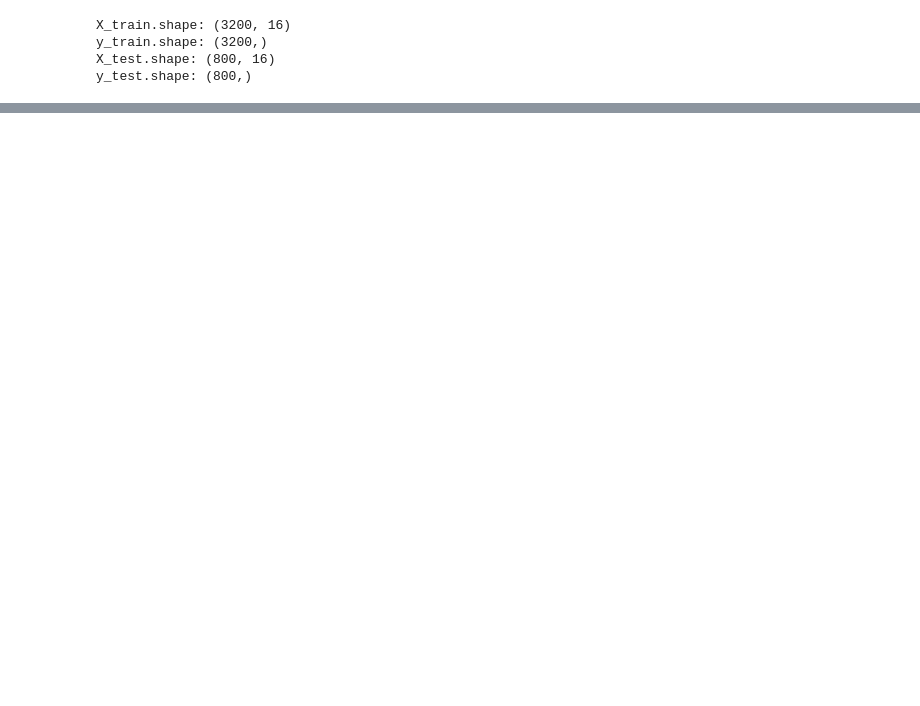
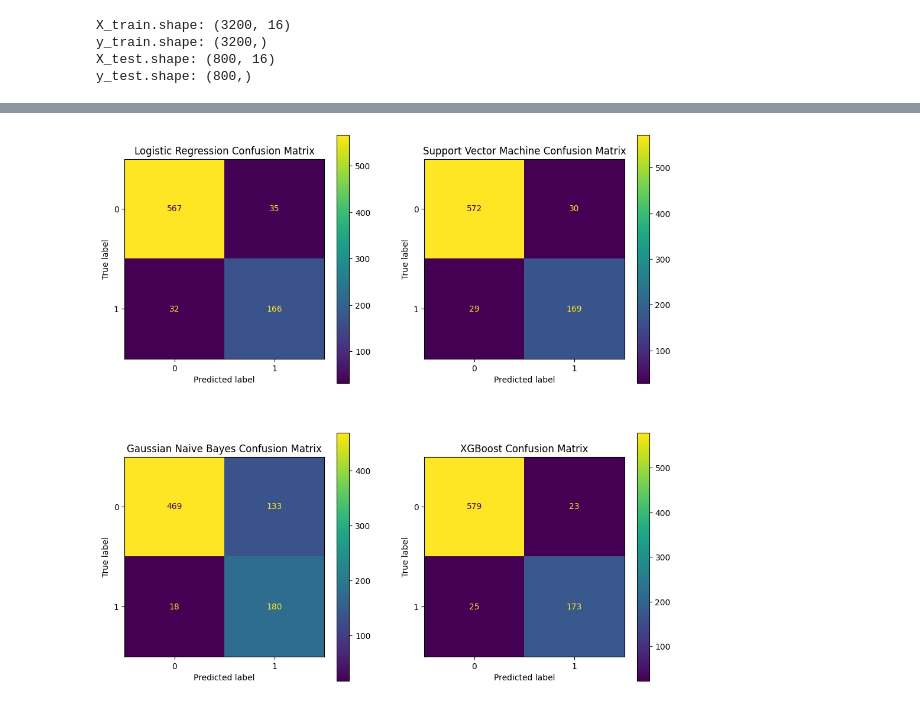
Before and after one commit to kennethwirjadisastra/customer_churn, a Jupyter notebook: gym_churn_modeling.ipynb, the cells around one changed output, grey strips where cells are left out. Drawn from its saved outputs; the diff is of its cells as text; code cells hidden in the pictures; blank space fills up the shorter version.

```diff
--- a/gym_churn_modeling.ipynb
+++ b/gym_churn_modeling.ipynb
@@ -159 +170,6 @@ plt.show()
+# %%
+fig, ax = plot_conf_mat(y_test, predictions, figsize=(12,12))
+plt.show()
+# %% [output]
+[figure, added]
 # %%
```
Also changed, not shown: parts of 22 cells of this notebook.
